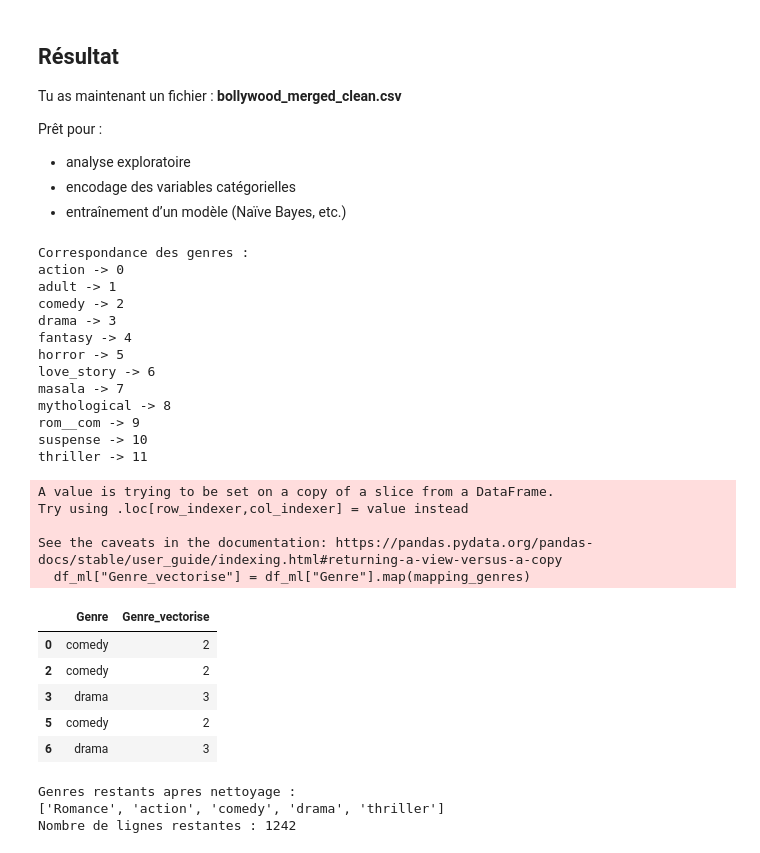
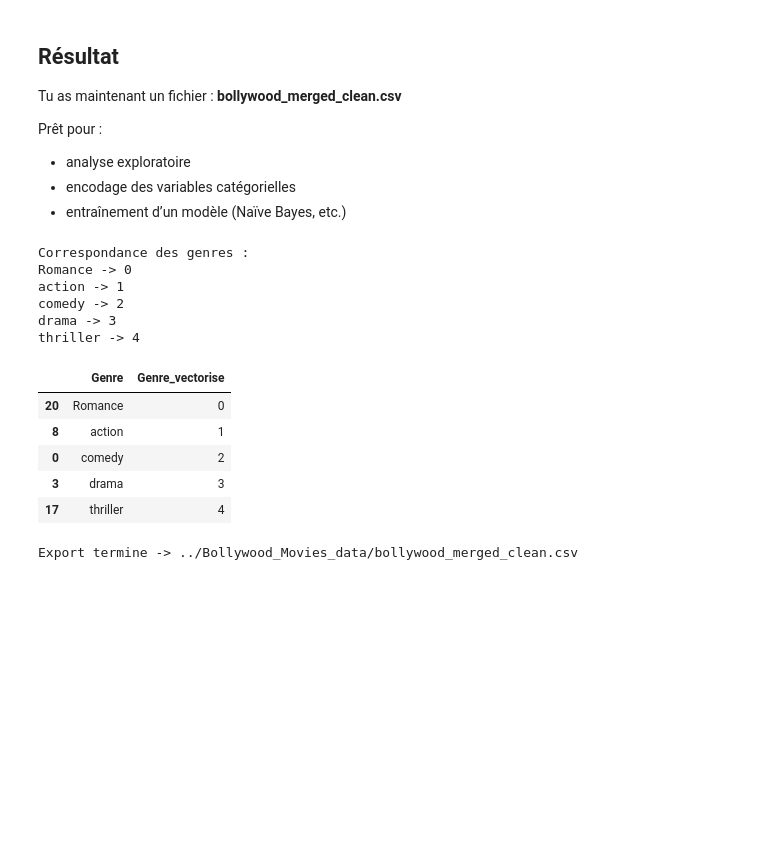
Before and after one commit to kbenaicha/Project-dePr-diction-du-genre-des-films-avec-Naive-Bayes, a Jupyter notebook: src/Bollywood_Fusion_Nettoyage.ipynb, the cells around one changed output. Saved outputs shown, nothing was run; the diff lists cells and outputs as text; code cells hidden in the pictures; blank space fills up the shorter version.

Commit message:
Correction du csv : modification des genres

```diff
--- a/src/Bollywood_Fusion_Nettoyage.ipynb
+++ b/src/Bollywood_Fusion_Nettoyage.ipynb
@@ -301,55 +310,33 @@ Prêt pour :
 - encodage des variables catégorielles
 - entraînement d’un modèle (Naïve Bayes, etc.)
 # %%
-# 11) Vectorisation de la colonne Genre
-# Chaque genre est transform? en un code num?rique diff?rent
-
+# 11) Vectorisation de la colonne Genre nettoyee
+# Chaque genre est transforme en un code numerique different
 mapping_genres = {genre: code for code, genre in enumerate(sorted(df_ml["Genre"].dropna().unique()))}
 df_ml["Genre_vectorise"] = df_ml["Genre"].map(mapping_genres)
 
 print("Correspondance des genres :")
 for genre, code in mapping_genres.items():
     print(f"{genre} -> {code}")
 
-df_ml[["Genre", "Genre_vectorise"]].head()
+display(df_ml[["Genre", "Genre_vectorise"]].drop_duplicates().sort_values("Genre_vectorise"))
 # %% [output]
 Correspondance des genres :
-action -> 0
-adult -> 1
+Romance -> 0
+action -> 1
 comedy -> 2
 drama -> 3
-fantasy -> 4
-horror -> 5
-love_story -> 6
-masala -> 7
-mythological -> 8
-rom__com -> 9
-suspense -> 10
-thriller -> 11
+thriller -> 4
-A value is trying to be set on a copy of a slice from a DataFrame.
-Try using .loc[row_indexer,col_indexer] = value instead
-
-See the caveats in the documentation: https://pandas.pydata.org/pandas-docs/stable/user_guide/indexing.html#returning-a-view-versus-a-copy
-  df_ml["Genre_vectorise"] = df_ml["Genre"].map(mapping_genres)
 |  | Genre | Genre_vectorise |
+| 20 | Romance | 0 |
+| 8 | action | 1 |
 | 0 | comedy | 2 |
-| 2 | comedy | 2 |
 | 3 | drama | 3 |
-| 5 | comedy | 2 |
-| 6 | drama | 3 |
+| 17 | thriller | 4 |
-# %%
-# 12) Filtrer certains genres et regrouper les genres romantiques
-# Suppression des films appartenant a certains genres peu utiles pour l'analyse
-genres_a_supprimer = ["horror", "masala", "fantasy", "suspense", "adult", "mythological"]
-df_ml = df_ml[~df_ml["Genre"].isin(genres_a_supprimer)].copy()
-
-# Regroupement des genres proches sous une seule categorie
-df_ml["Genre"] = df_ml["Genre"].replace({"love_story": "Romance", "rom__com": "Romance", "rom_com": "Romance", "love story": "Romance"})
-
-print("Genres restants apres nettoyage :")
-print(sorted(df_ml["Genre"].dropna().unique()))
-print(f"Nombre de lignes restantes : {len(df_ml)}")
-# %% [output]
-Genres restants apres nettoyage :
-['Romance', 'action', 'comedy', 'drama', 'thriller']
-Nombre de lignes restantes : 1242
+# %%
+# 12) Export du dataset final
+OUTPUT_PATH = "../Bollywood_Movies_data/bollywood_merged_clean.csv"
+df_ml.to_csv(OUTPUT_PATH, index=False)
+print("Export termine ->", OUTPUT_PATH)
+# %% [output]
+Export termine -> ../Bollywood_Movies_data/bollywood_merged_clean.csv
```
Also changed, not shown: parts of 2 cells of this notebook.
